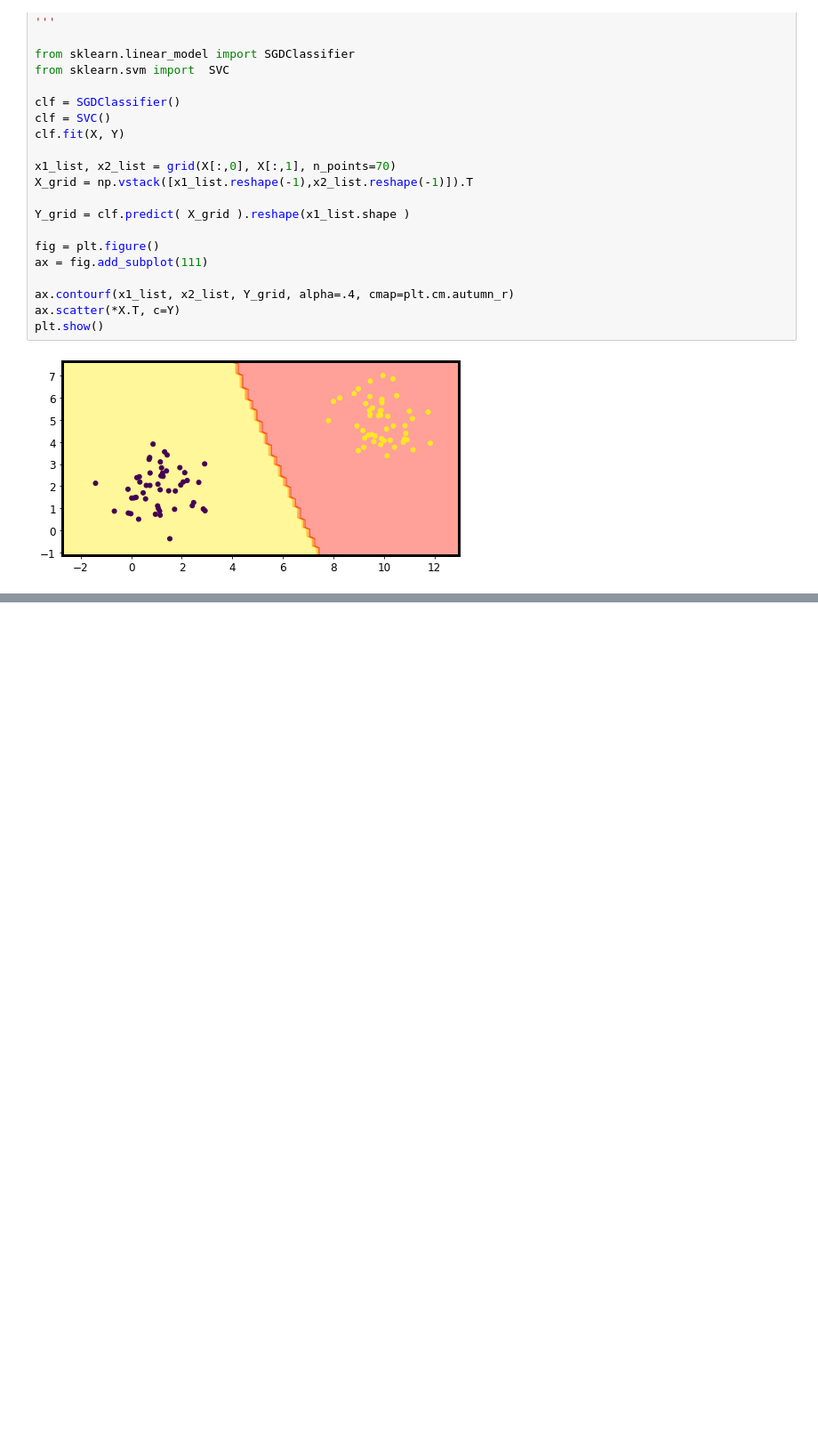
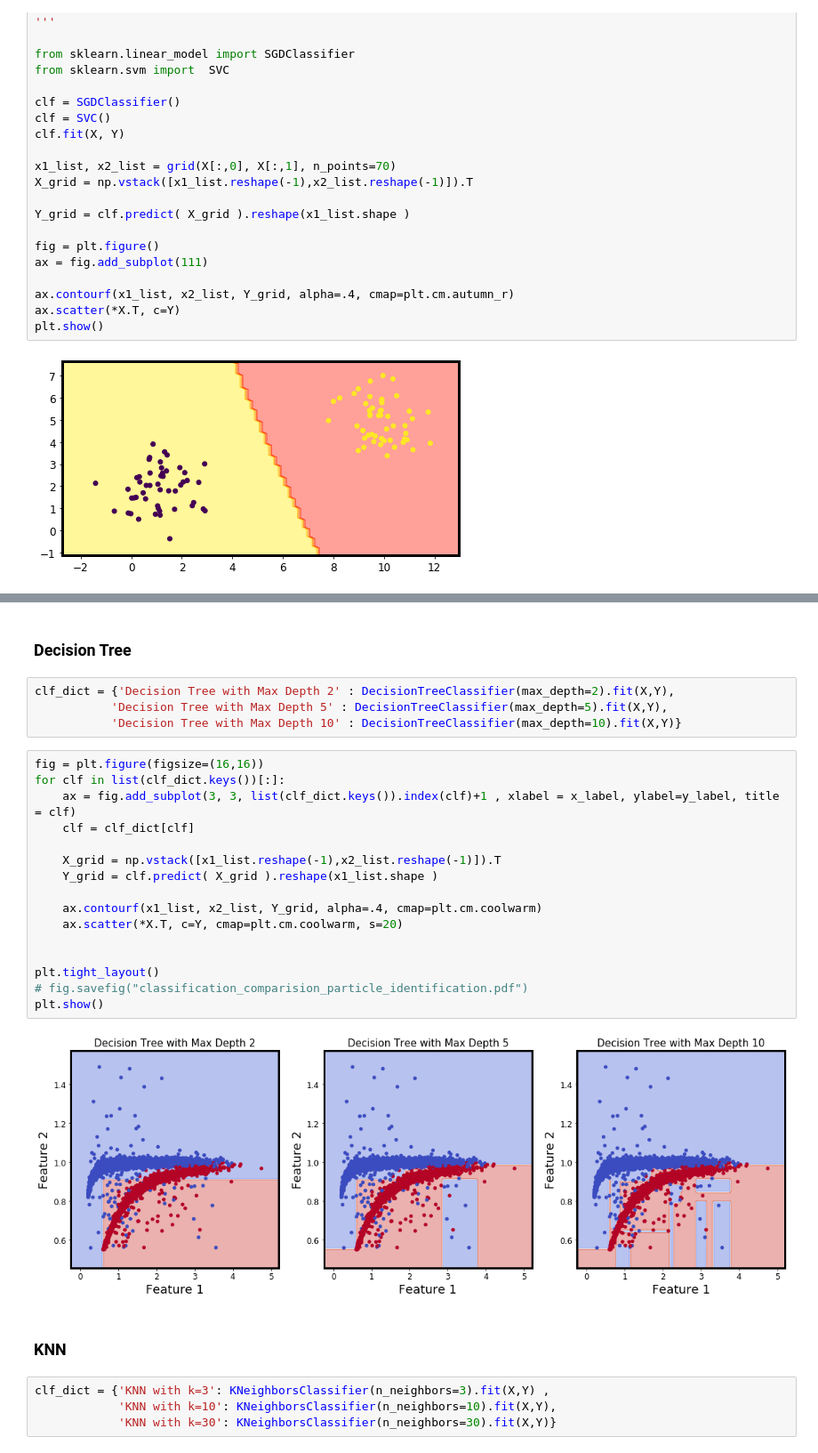
Before and after one commit to sraeisi/Machine_Learning_Physics_Winter20, a Jupyter notebook: Lec1/Reg&Clf.ipynb, the cells around one changed output, grey strips where cells are left out. Shown at 89% size. Drawn from its saved outputs; the diff is of its cells as text; blank space fills up the shorter version.

```diff
--- a/Lec1/Reg&Clf.ipynb
+++ b/Lec1/Reg&Clf.ipynb
@@ -547,0 +665,30 @@ plt.show()
+# %% [markdown]
+### Decision Tree
+# %%
+clf_dict = {'Decision Tree with Max Depth 2' : DecisionTreeClassifier(max_depth=2).fit(X,Y),
+           'Decision Tree with Max Depth 5' : DecisionTreeClassifier(max_depth=5).fit(X,Y),
+           'Decision Tree with Max Depth 10' : DecisionTreeClassifier(max_depth=10).fit(X,Y)}
+# %%
+fig = plt.figure(figsize=(16,16))
+for clf in list(clf_dict.keys())[:]:
+    ax = fig.add_subplot(3, 3, list(clf_dict.keys()).index(clf)+1 , xlabel = x_label, ylabel=y_label, title = clf)
+    clf = clf_dict[clf]
+
+    X_grid = np.vstack([x1_list.reshape(-1),x2_list.reshape(-1)]).T
+    Y_grid = clf.predict( X_grid ).reshape(x1_list.shape )
+
+    ax.contourf(x1_list, x2_list, Y_grid, alpha=.4, cmap=plt.cm.coolwarm)
+    ax.scatter(*X.T, c=Y, cmap=plt.cm.coolwarm, s=20)
+
+
+plt.tight_layout()
+# fig.savefig("classification_comparision_particle_identification.pdf")
+plt.show()
+# %% [output]
+[figure, added]
+# %% [markdown]
+### KNN
+# %%
+clf_dict = {'KNN with k=3': KNeighborsClassifier(n_neighbors=3).fit(X,Y) ,
+            'KNN with k=10': KNeighborsClassifier(n_neighbors=10).fit(X,Y),
+            'KNN with k=30': KNeighborsClassifier(n_neighbors=30).fit(X,Y)}
```
Also changed, not shown: parts of 22 cells of this notebook, 2 other files.
